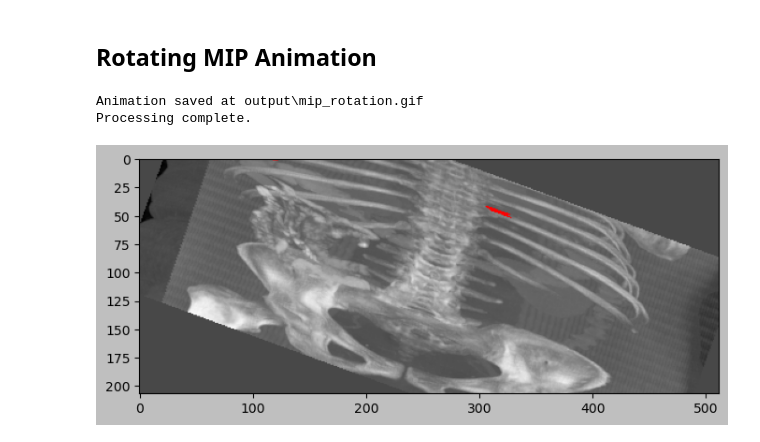
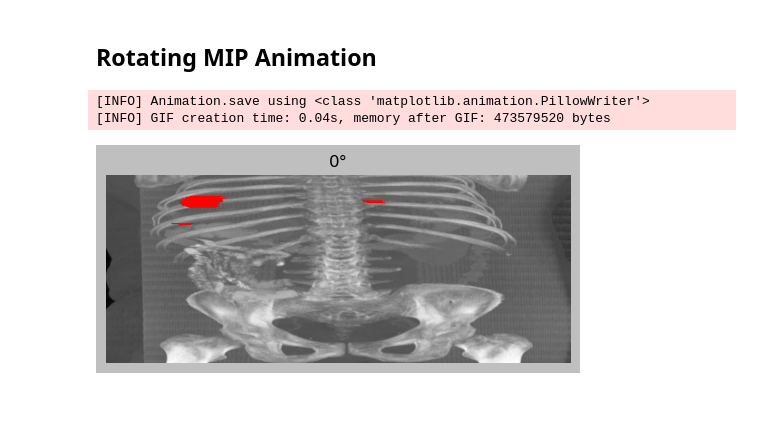
Before and after one commit to gcriscione/MIP, a Jupyter notebook: Project1/notebook.ipynb, the cells around one changed output. Saved outputs shown, nothing was run; the diff lists cells and outputs as text; code cells hidden in the pictures; blank space fills up the shorter version.

```diff
--- a/Project1/notebook.ipynb
+++ b/Project1/notebook.ipynb
@@ -65,0 +98,12 @@ Segmentation Label Volume Shape: (207, 512, 512)
+# %%
+logger.info("Starting segmentation load...")
+start_time = time.perf_counter()
+
+# Load segmentation mask volume
+mask_volume = load_segmentation(SEG_PATH, metadata['positions'])
+
+elapsed = time.perf_counter() - start_time
+metrics['segmentation_load_s'] = elapsed
+metrics['memory_after_seg_bytes'] = process.memory_info().rss
+
+logger.info(f"Segmentation shape: {mask_volume.shape}")
@@ -103,30 +190,41 @@ fig.tight_layout(); fig.savefig(os.path.join(OUTPUT_DIR, "mips.png")); plt.show(
 # %% [markdown]
 ## Rotating MIP Animation
 # %%
-t6 = time.perf_counter()
 n_frames = 18
 fps      = 10
-fig_anim = plt.figure(figsize=(8, 8))
+gif_path = os.path.join(OUTPUT_DIR, 'mip_rotation_simple.gif')
+
+fig = plt.figure(figsize=(6, 6))
 
 def update(frame_idx):
-    angle    = 360 * frame_idx / n_frames
-    vol_rot  = rotate_volume(ct_volume,    angle, axis='y')
+    angle = 360 * frame_idx / n_frames
+
+    # Rotate volume & mask
+    vol_rot  = rotate_volume(ct_volume, angle, axis='y')
     mask_rot = rotate_volume(mask_volume.astype(np.uint8), angle, axis='y')
-    mip_ct   = create_mip(vol_rot,  axis=1)
+
+    # Compute MIP and overlay
+    mip_ct   = create_mip(vol_rot, axis=1)
     mip_mask = create_mip(mask_rot, axis=1)
-    return [plt.imshow(overlay_mask(mip_ct, mip_mask.astype(np.uint8)))]
+    img      = overlay_mask(mip_ct, mip_mask)
 
-anim = FuncAnimation(fig_anim, update, frames=n_frames, blit=True)
-gif_path = os.path.join(OUTPUT_DIR, "mip_rotation.gif")
-t7 = time.perf_counter()
+    # Clear, hide axes, title, show
+    plt.clf()
+    plt.axis('off')
+    plt.title(f"{angle:.0f}°")
+    plt.imshow(img)
+
+# Build animation without blitting (so non serve restituire artisti)
+anim = FuncAnimation(fig, update, frames=n_frames)
+
+# Save as GIF
+t0_gif = time.perf_counter()
 anim.save(gif_path, writer=PillowWriter(fps=fps))
-t8 = time.perf_counter()
-metrics['gif_time'] = t8 - t7
-metrics['memory_after_gif'] = process.memory_info().rss
-
-print(f"Animation saved at {gif_path}")
-print("Processing complete.")
+t1_gif = time.perf_counter()
+metrics['gif_creation_s'] = t1_gif - t0_gif
+metrics['memory_after_gif_bytes'] = process.memory_info().rss
+logger.info(f"GIF creation time: {elapsed:.2f}s, memory after GIF: {metrics['memory_after_gif_bytes']} bytes")
 # %% [output]
-Animation saved at output\mip_rotation.gif
-Processing complete.
+[INFO] Animation.save using <class 'matplotlib.animation.PillowWriter'>
+[INFO] GIF creation time: 0.04s, memory after GIF: 473579520 bytes
-[figure, old version]
+[figure, new version]
```
Also changed, not shown: parts of 16 cells of this notebook, 12 other files.
